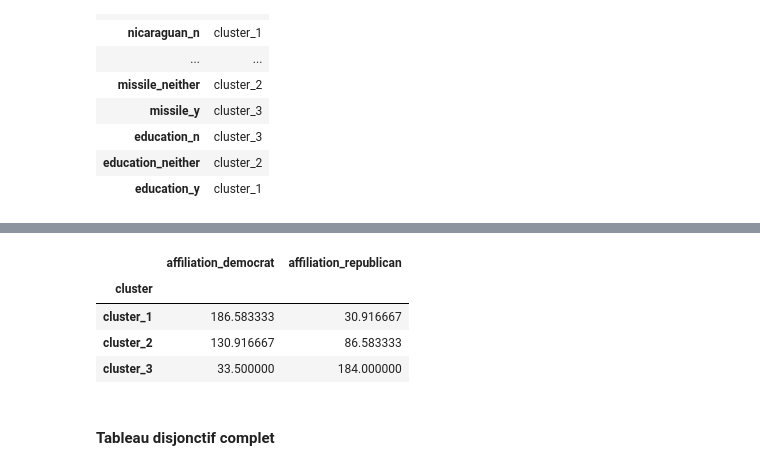
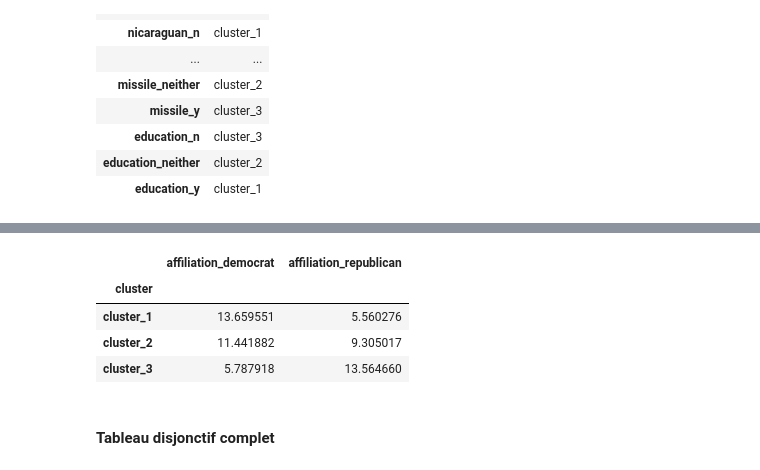
Before and after one commit to enfantbenidedieu/scientisttools, a Jupyter notebook: catvarhca.ipynb, the cells around one changed output, grey strips where cells are left out. Drawn from its saved outputs; the diff is of its cells as text; code cells hidden in the pictures.

```diff
--- a/catvarhca.ipynb
+++ b/catvarhca.ipynb
@@ -181,12 +230,13 @@ catvarhca3.cluster_infos_
 # %%
 # Position de la variable supplémentaire
-catvarhca3.transform(Xsup)
+import numpy as np
+np.sqrt(catvarhca3.transform(Xsup))
 # %% [output]
 |  | affiliation_democrat | affiliation_republican |
 | cluster |  |  |
-| cluster_1 | 186.583333 | 30.916667 |
-| cluster_2 | 130.916667 | 86.583333 |
-| cluster_3 | 33.500000 | 184.000000 |
+| cluster_1 | 13.659551 | 5.560276 |
+| cluster_2 | 11.441882 | 9.305017 |
+| cluster_3 | 5.787918 | 13.564660 |
 # %% [markdown]
 #### Tableau disjonctif complet
 # %%
```
Also changed, not shown: parts of 19 cells of this notebook, 4 other files.
